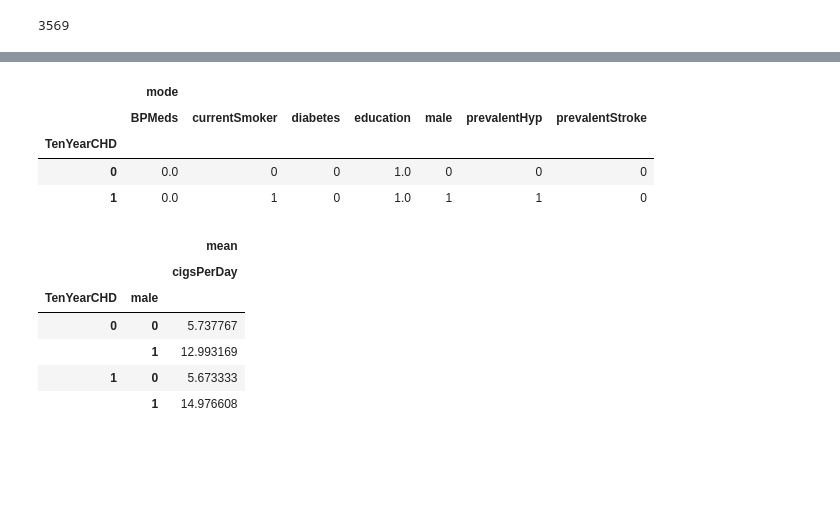
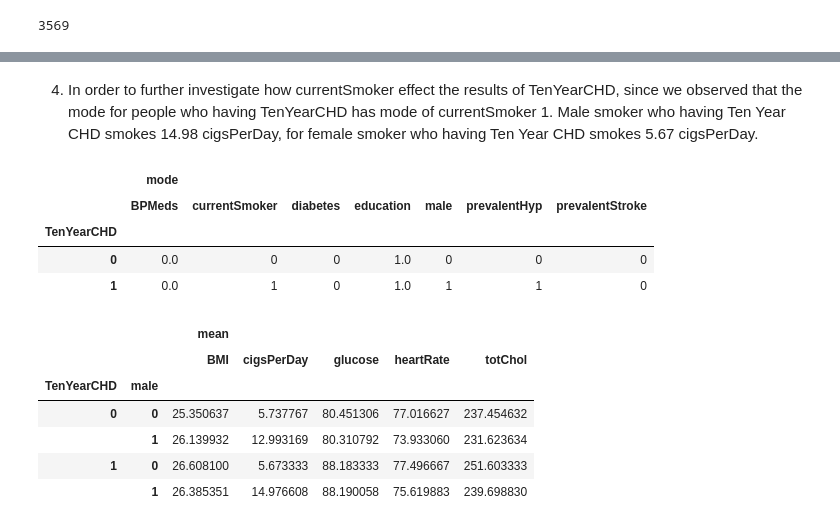
Before and after one commit to yicjiang/H-and-M2, a Jupyter notebook: Assignment3_Yicheng_Jiang.ipynb, the cells around one changed output, grey strips where cells are left out. Saved outputs shown, nothing was run; the diff lists cells and outputs as text; code cells hidden in the pictures; blank space fills up the shorter version.

```diff
--- a/Assignment3_Yicheng_Jiang.ipynb
+++ b/Assignment3_Yicheng_Jiang.ipynb
@@ -107,0 +117,3 @@ In order to make sure people who is a currentSmoker has value that greater than
+# %%
+heart_study[['cigsPerDay','totChol','BMI','heartRate','glucose']] = heart_study[['cigsPerDay','totChol','BMI','heartRate','glucose']] \
+.fillna(heart_study[['cigsPerDay','totChol','BMI','heartRate','glucose']].median())
@@ -120,5 +191,3 @@ As the result, 29 rows with currentSmoker is 1 but has invalid data or null in c
 # %%
 ## Create the filter to drop invalid data
-drop_filtering =  ((heart_study['currentSmoker'] == 1) & (heart_study['cigsPerDay'].isnull())) | \
-                  ((heart_study['currentSmoker'] == 1) & (heart_study['cigsPerDay'] == 0))
-heart_study[drop_filtering].shape[0]
+drop_filtering =  ((heart_study['currentSmoker'] == 1) & (heart_study['cigsPerDay'] == 0))
@@ -189,3 +212,0 @@ heart_study['BPMeds'].isnull().sum()
-# %%
-heart_study[['totChol','BMI','heartRate','glucose']] = heart_study[['totChol','BMI','heartRate','glucose']] \
-.fillna(heart_study[['totChol','BMI','heartRate','glucose']].median())
@@ -230 +314,3 @@ heart_study.pivot_table(heart_study[['diaBP','age','glucose','BMI','heartRate','
+# %% [markdown]
+4. In order to further investigate how currentSmoker effect the results of TenYearCHD, since we observed that the mode for people who having TenYearCHD has mode of currentSmoker 1. Male smoker who having Ten Year CHD smokes 14.98 cigsPerDay, for female smoker who having Ten Year CHD smokes 5.67 cigsPerDay.
 # %%
@@ -236,12 +322,12 @@ heart_study.pivot_table(heart_study[['male','education','currentSmoker','BPMeds'
 | 0 | 0.0 | 0 | 0 | 1.0 | 0 | 0 | 0 |
 | 1 | 0.0 | 1 | 0 | 1.0 | 1 | 1 | 0 |
 # %%
-heart_study.pivot_table(heart_study[['cigsPerDay']],index=heart_study[["TenYearCHD","male"]],aggfunc=[np.mean])
+heart_study.pivot_table(heart_study[['cigsPerDay','BMI','glucose','heartRate','totChol']],index=heart_study[["TenYearCHD","male"]],aggfunc=[np.mean])
 # %% [output]
-|  |  | mean |
-|  |  | cigsPerDay |
-| TenYearCHD | male |  |
-| 0 | 0 | 5.737767 |
-|  | 1 | 12.993169 |
-| 1 | 0 | 5.673333 |
-|  | 1 | 14.976608 |
+|  |  | mean |  |  |  |  |
+|  |  | BMI | cigsPerDay | glucose | heartRate | totChol |
+| TenYearCHD | male |  |  |  |  |  |
+| 0 | 0 | 25.350637 | 5.737767 | 80.451306 | 77.016627 | 237.454632 |
+|  | 1 | 26.139932 | 12.993169 | 80.310792 | 73.933060 | 231.623634 |
+| 1 | 0 | 26.608100 | 5.673333 | 88.183333 | 77.496667 | 251.603333 |
+|  | 1 | 26.385351 | 14.976608 | 88.190058 | 75.619883 | 239.698830 |
```
Also changed, not shown: parts of 57 cells of this notebook.
